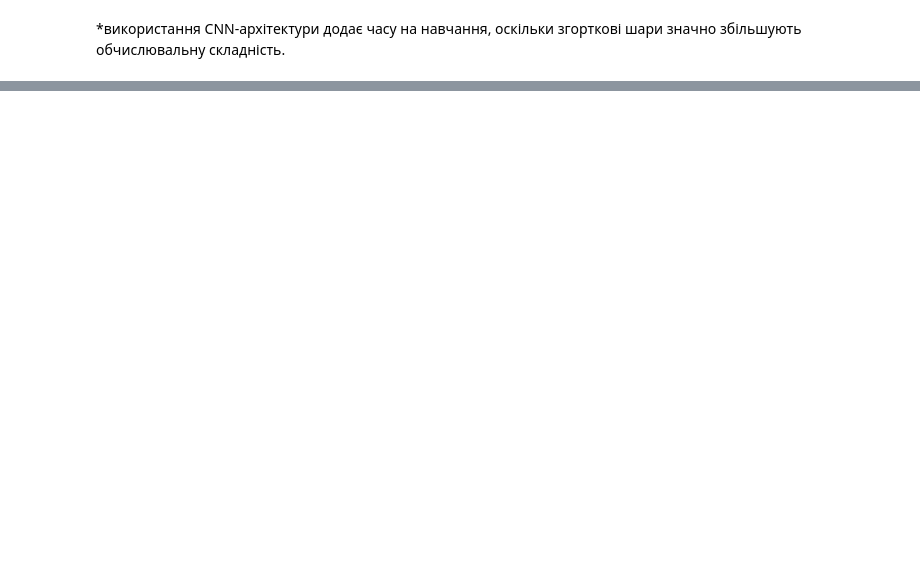
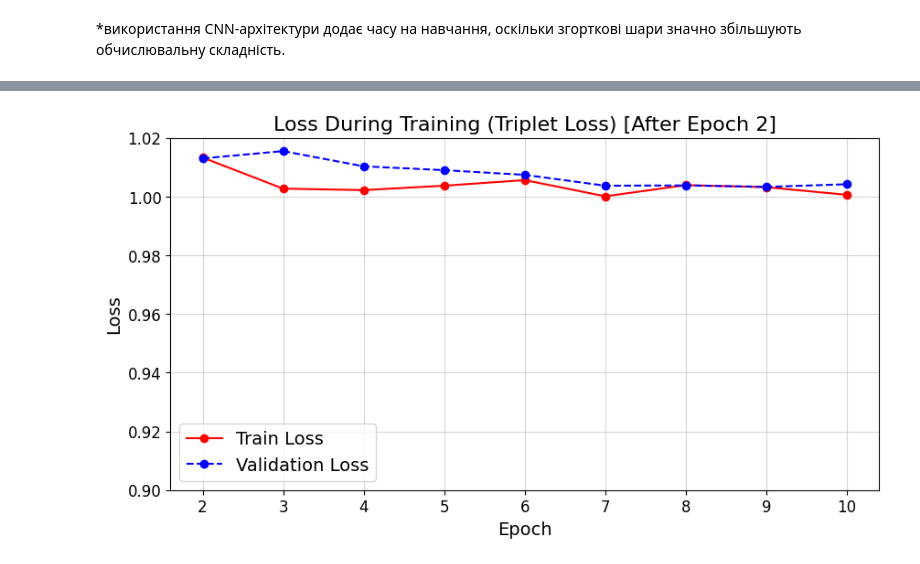
Before and after one commit to kurkur19/Neural_networks_Al_Khmuz_BS_25, a Jupyter notebook: 7lab_NN_Al_Khmuz_BS_25.ipynb, the cells around one changed output, grey strips where cells are left out. Saved outputs shown, nothing was run; the diff lists cells and outputs as text; code cells hidden in the pictures; blank space fills up the shorter version.

```diff
--- a/7lab_NN_Al_Khmuz_BS_25.ipynb
+++ b/7lab_NN_Al_Khmuz_BS_25.ipynb
@@ -472,0 +601,22 @@ Epoch 10/10
+# %%
+import matplotlib.pyplot as plt
+
+# Значення втрат (починаємо з другої епохи)
+train_loss_trimmed = [1.0133, 1.0027, 1.0022, 1.0037, 1.0056, 1.0001, 1.0039, 1.0032, 1.0006]
+val_loss_trimmed = [1.0130, 1.0155, 1.0103, 1.0090, 1.0074, 1.0037, 1.0038, 1.0033, 1.0042]
+
+# Побудова графіка
+plt.figure(figsize=(10, 5))  # Збільшуємо розмір графіка
+plt.plot(range(2, 11), train_loss_trimmed, label='Train Loss', marker='o', linestyle='-', color='red')
+plt.plot(range(2, 11), val_loss_trimmed, label='Validation Loss', marker='o', linestyle='--', color='blue')
+plt.title('Loss During Training (Triplet Loss) [After Epoch 2]', fontsize=16)
+plt.xlabel('Epoch', fontsize=14)
+plt.ylabel('Loss', fontsize=14)
+plt.ylim(0.9, 1.02)  # Обмеження осі Y для кращого фокусу
+plt.xticks(range(2, 11), fontsize=12)  # Позначки епох
+plt.yticks(fontsize=12)
+plt.legend(fontsize=14)
+plt.grid(alpha=0.5)
+plt.show()
+# %% [output]
+[figure, added]
```
Also changed, not shown: parts of 23 cells of this notebook.
